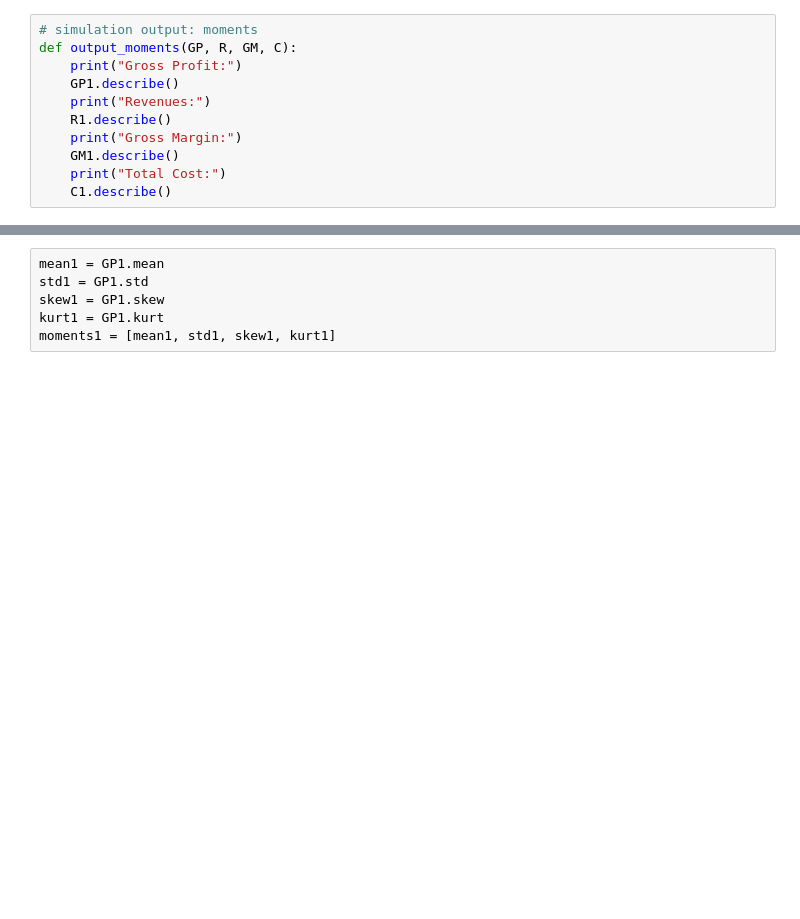
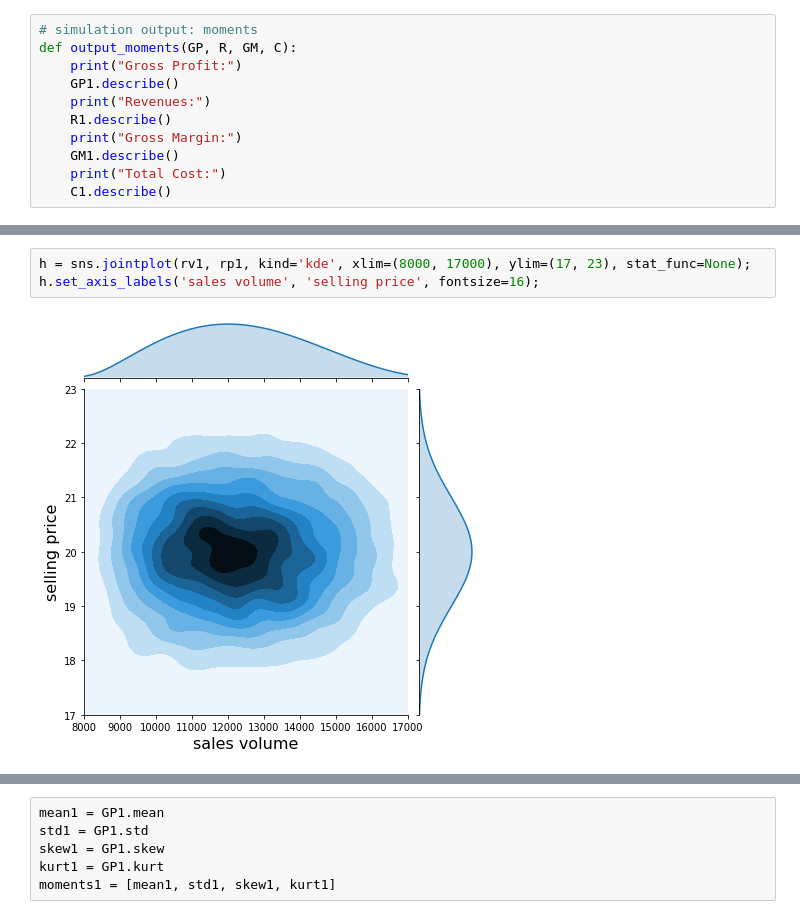
Before and after one commit to h3ik0th/mcerp1, a Jupyter notebook: dist_mcerp_03.ipynb, the cells around one changed output, grey strips where cells are left out. Drawn from its saved outputs; the diff is of its cells as text; blank space fills up the shorter version.

```diff
--- a/dist_mcerp_03.ipynb
+++ b/dist_mcerp_03.ipynb
@@ -184,0 +186,5 @@ array([[ 1.   ,  0.003, -0.009],
+# %%
+h = sns.jointplot(rv1, rp1, kind='kde', xlim=(8000, 17000), ylim=(17, 23), stat_func=None);
+h.set_axis_labels('sales volume', 'selling price', fontsize=16);
+# %% [output]
+[figure, added]
```
Also changed, not shown: parts of 18 cells of this notebook.
